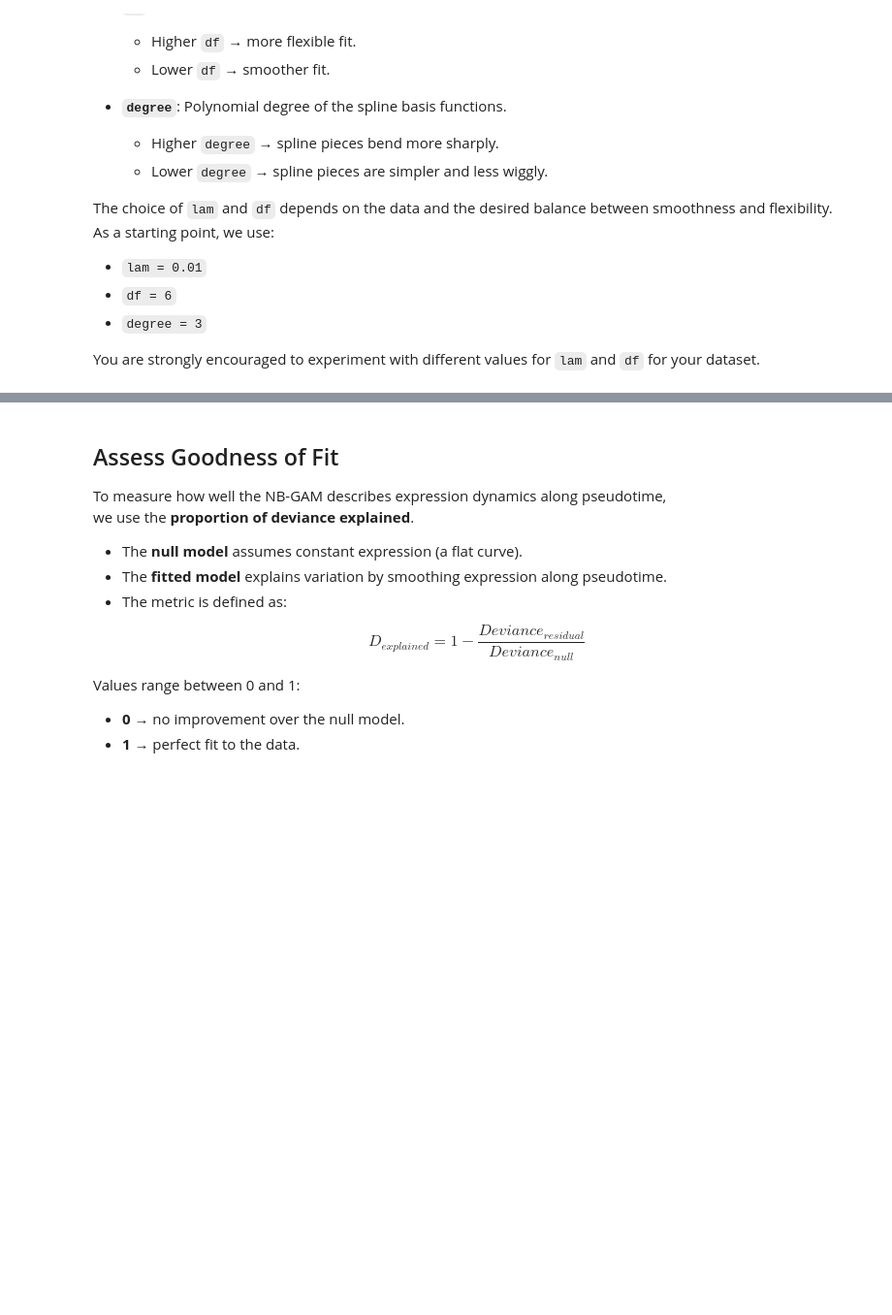
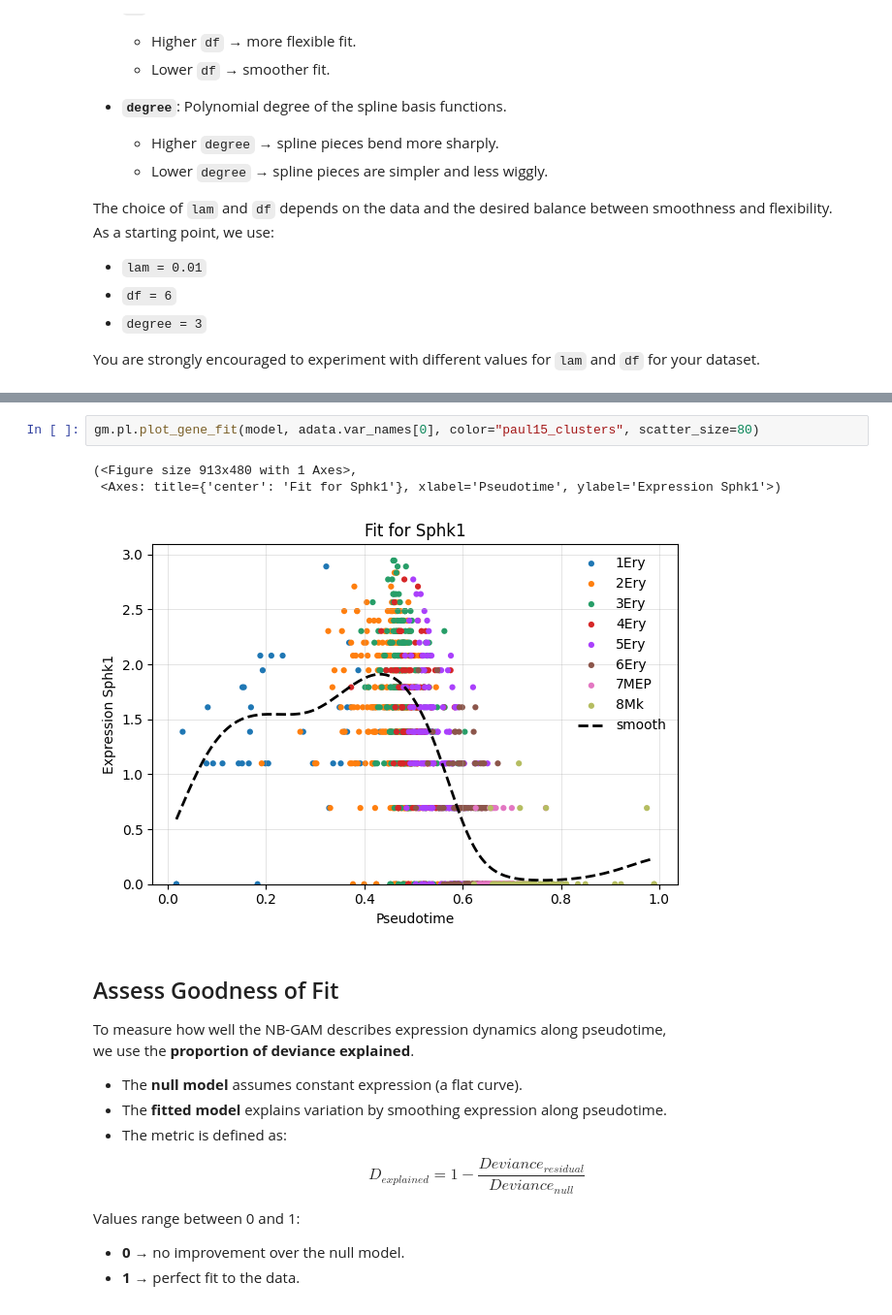
Before and after one commit to lukasadam/gamache, a Jupyter notebook: docs/notebooks/01_Fit_GAM_to_trajectory.ipynb, the cells around one changed output, grey strips where cells are left out. Shown at 97% size. Cells and saved outputs as stored; diff of their text form; blank space fills up the shorter version.

```diff
--- a/docs/notebooks/01_Fit_GAM_to_trajectory.ipynb
+++ b/docs/notebooks/01_Fit_GAM_to_trajectory.ipynb
@@ -110,3 +116,9 @@ Wall time: 13.8 s
+# %%
+gm.pl.plot_gene_fit(model, adata.var_names[0], color="paul15_clusters", scatter_size=80)
+# %% [output]
+(<Figure size 913x480 with 1 Axes>,
+ <Axes: title={'center': 'Fit for Sphk1'}, xlabel='Pseudotime', ylabel='Expression Sphk1'>)
+[figure, added]
 # %% [markdown]
 ## Assess Goodness of Fit
 
```
Also changed, not shown: parts of 7 cells of this notebook, 5 other files.
